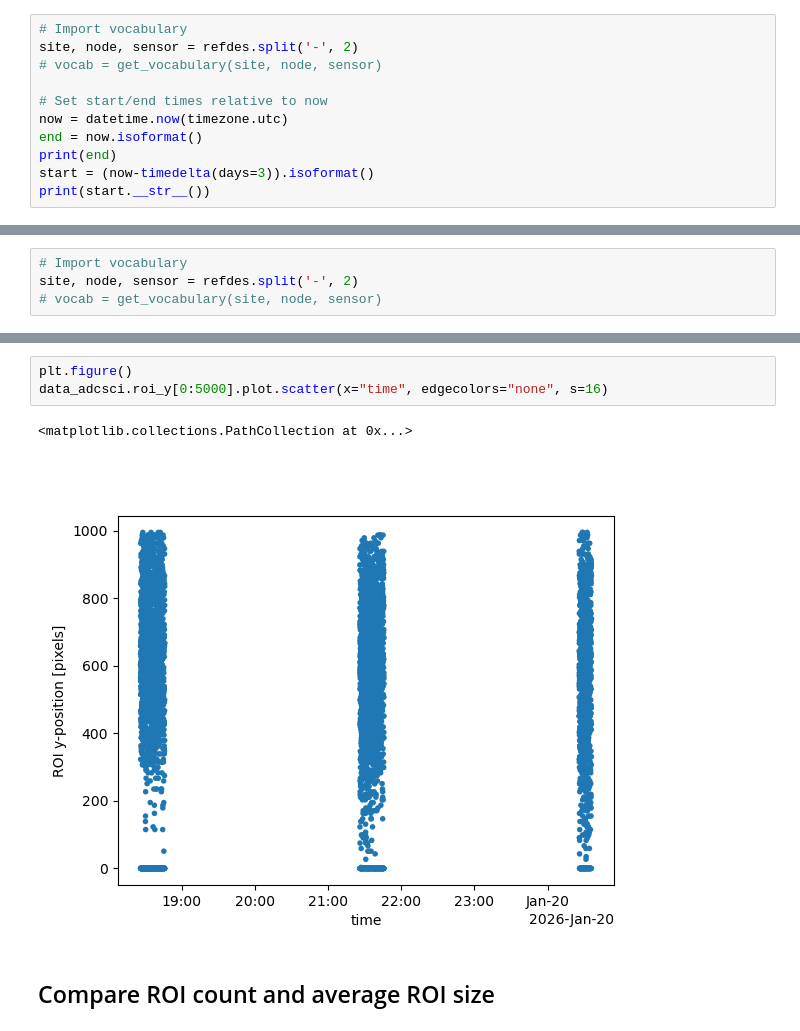
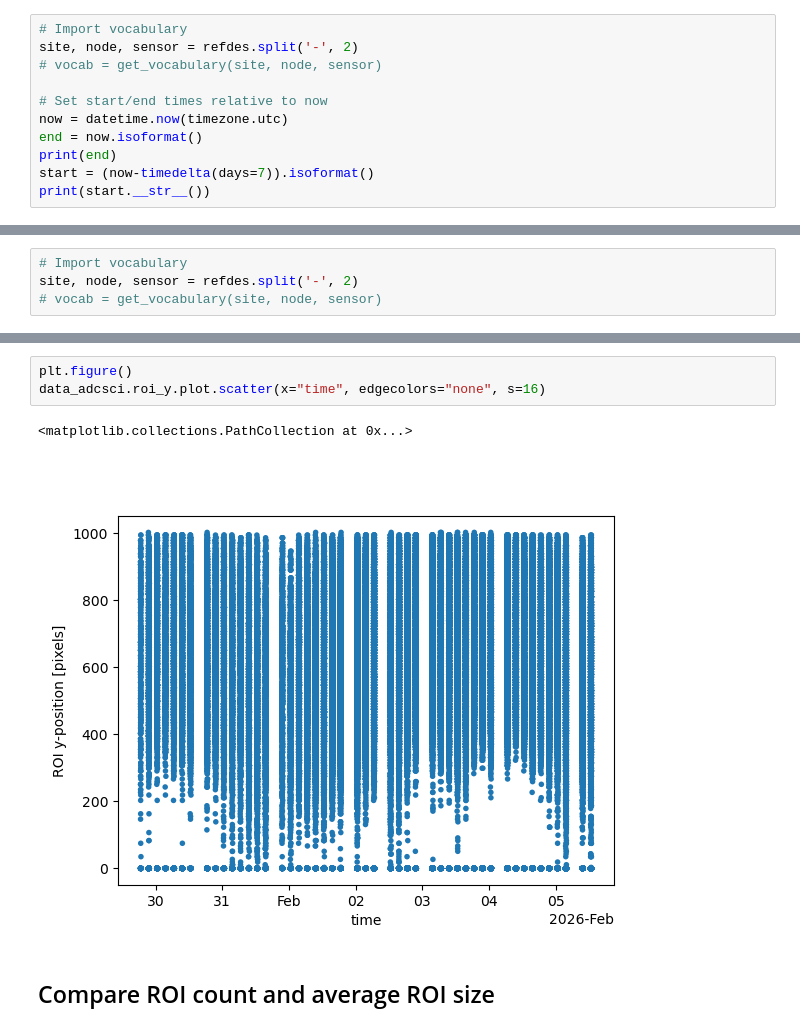
Before and after one commit to cooleyky/pioneer-21, a Jupyter notebook: 02-Dev0-PLIMS-ROI-file-estimate.ipynb, the cells around one changed output, grey strips where cells are left out. Saved outputs shown, nothing was run; the diff lists cells and outputs as text.

Commit message:
Monitor Feb 2026 ROI data volume

```diff
--- a/02-Dev0-PLIMS-ROI-file-estimate.ipynb
+++ b/02-Dev0-PLIMS-ROI-file-estimate.ipynb
@@ -113,6 +113,6 @@ site, node, sensor = refdes.split('-', 2)
 now = datetime.now(timezone.utc)
 end = now.isoformat()
 print(end)
-start = (now-timedelta(days=3)).isoformat()
+start = (now-timedelta(days=7)).isoformat()
 print(start.__str__())
 # %% [output]
@@ -252,9 +254,9 @@ print(data_adcsci.time[0].values) # Time of the first trigger of the sample
 # %%
 plt.figure()
-data_adcsci.roi_y[0:5000].plot.scatter(x="time", edgecolors="none", s=16)
+data_adcsci.roi_y.plot.scatter(x="time", edgecolors="none", s=16)
 # %% [output]
 <matplotlib.collections.PathCollection at 0x...>
-[figure, old version]
+[figure, new version]
 # %% [markdown]
 ## Compare ROI count and average ROI size
 # %%
```
Also changed, not shown: parts of 14 cells of this notebook.
